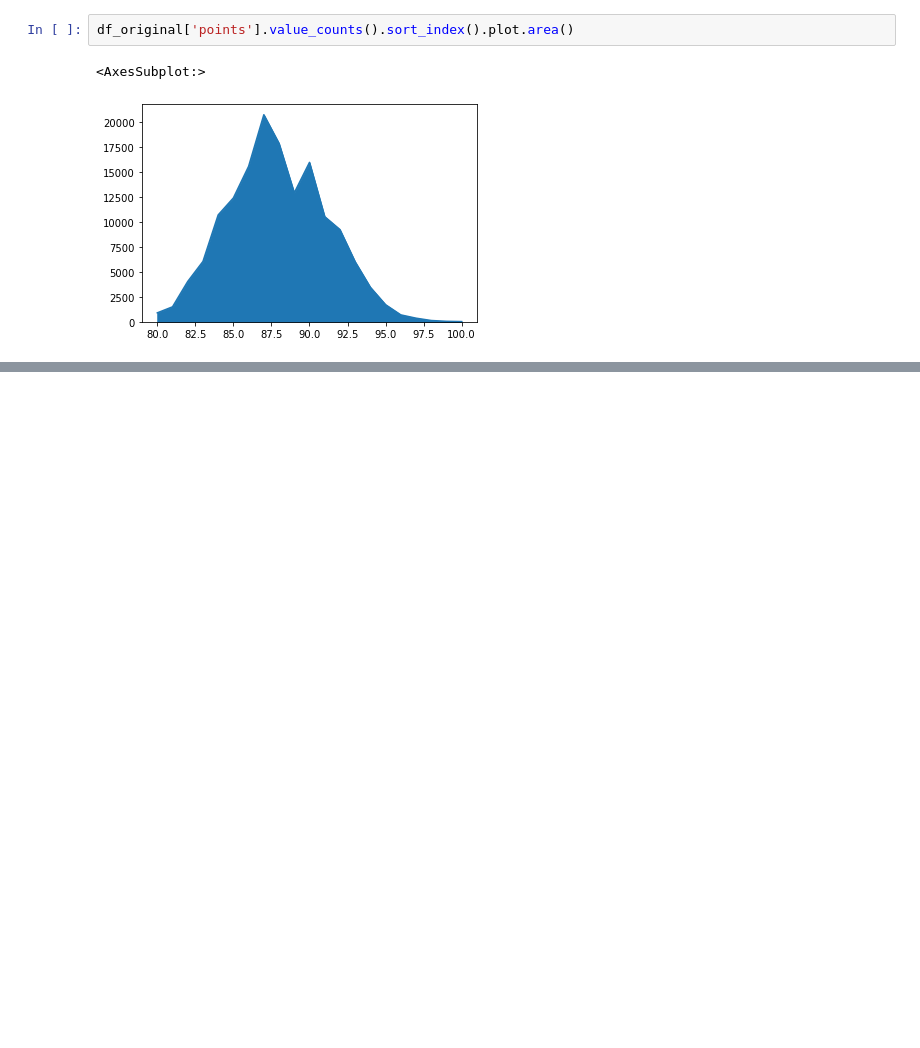
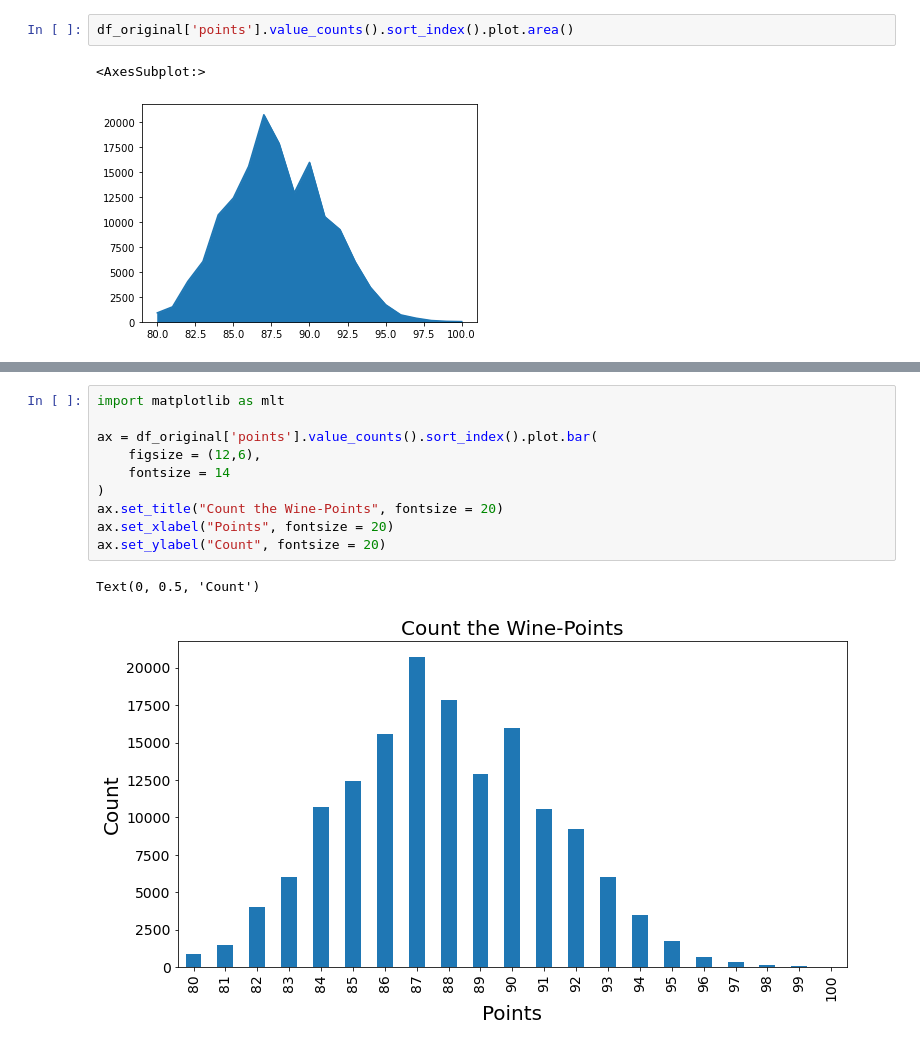
Before and after one commit to aryasoni98/Matplotlib-Graph, a Jupyter notebook: bar_graph.ipynb, the cells around one changed output, grey strips where cells are left out. Saved outputs shown, nothing was run; the diff lists cells and outputs as text; blank space fills up the shorter version.

```diff
--- a/bar_graph.ipynb
+++ b/bar_graph.ipynb
@@ -38,0 +58,13 @@ df_original['points'].value_counts().sort_index().plot.area()
+# %%
+import matplotlib as mlt
+
+ax = df_original['points'].value_counts().sort_index().plot.bar(
+    figsize = (12,6),
+    fontsize = 14
+)
+ax.set_title("Count the Wine-Points", fontsize = 20)
+ax.set_xlabel("Points", fontsize = 20)
+ax.set_ylabel("Count", fontsize = 20)
+# %% [output]
+Text(0, 0.5, 'Count')
+[figure, added]
```
Also changed, not shown: parts of 18 cells of this notebook, 2 other files.
